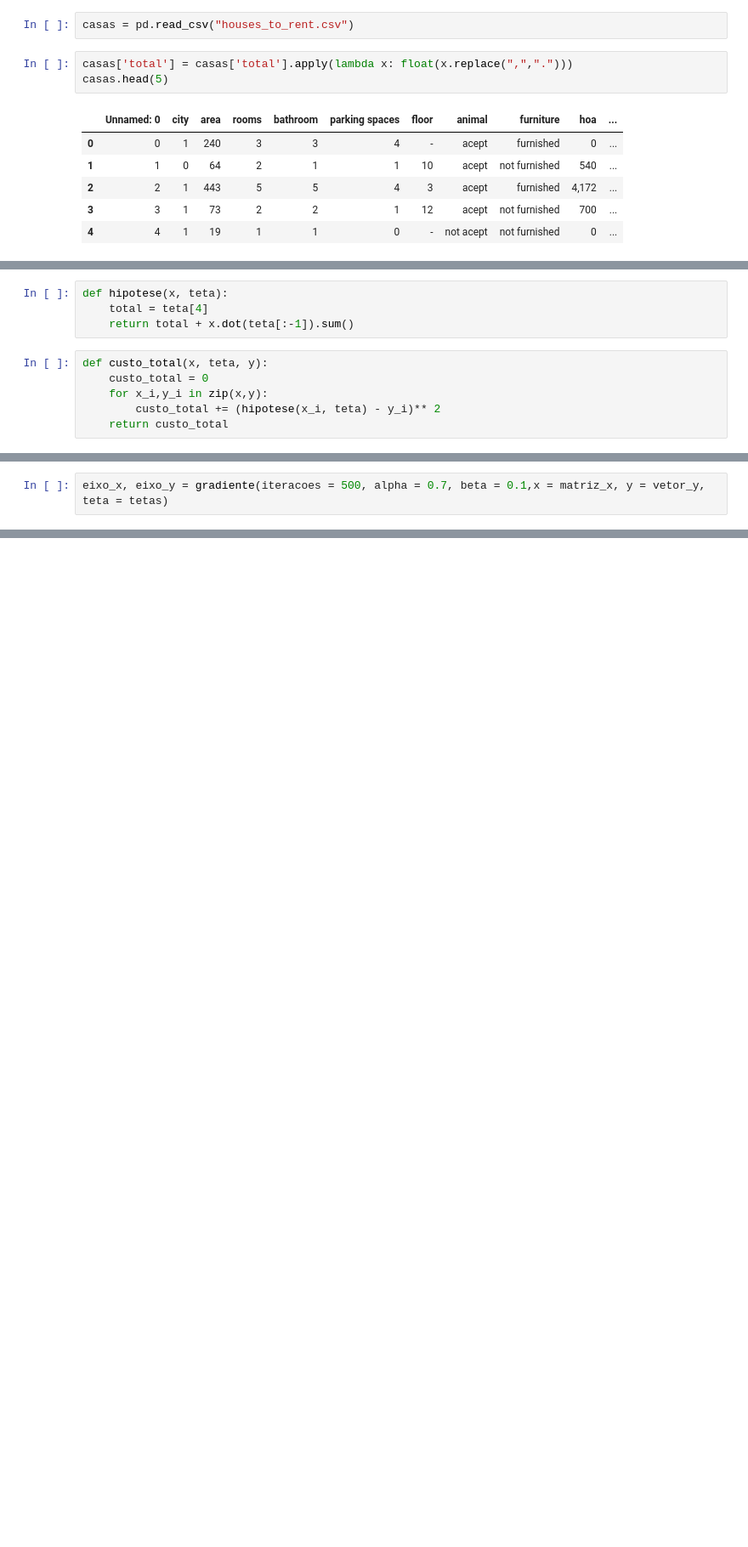
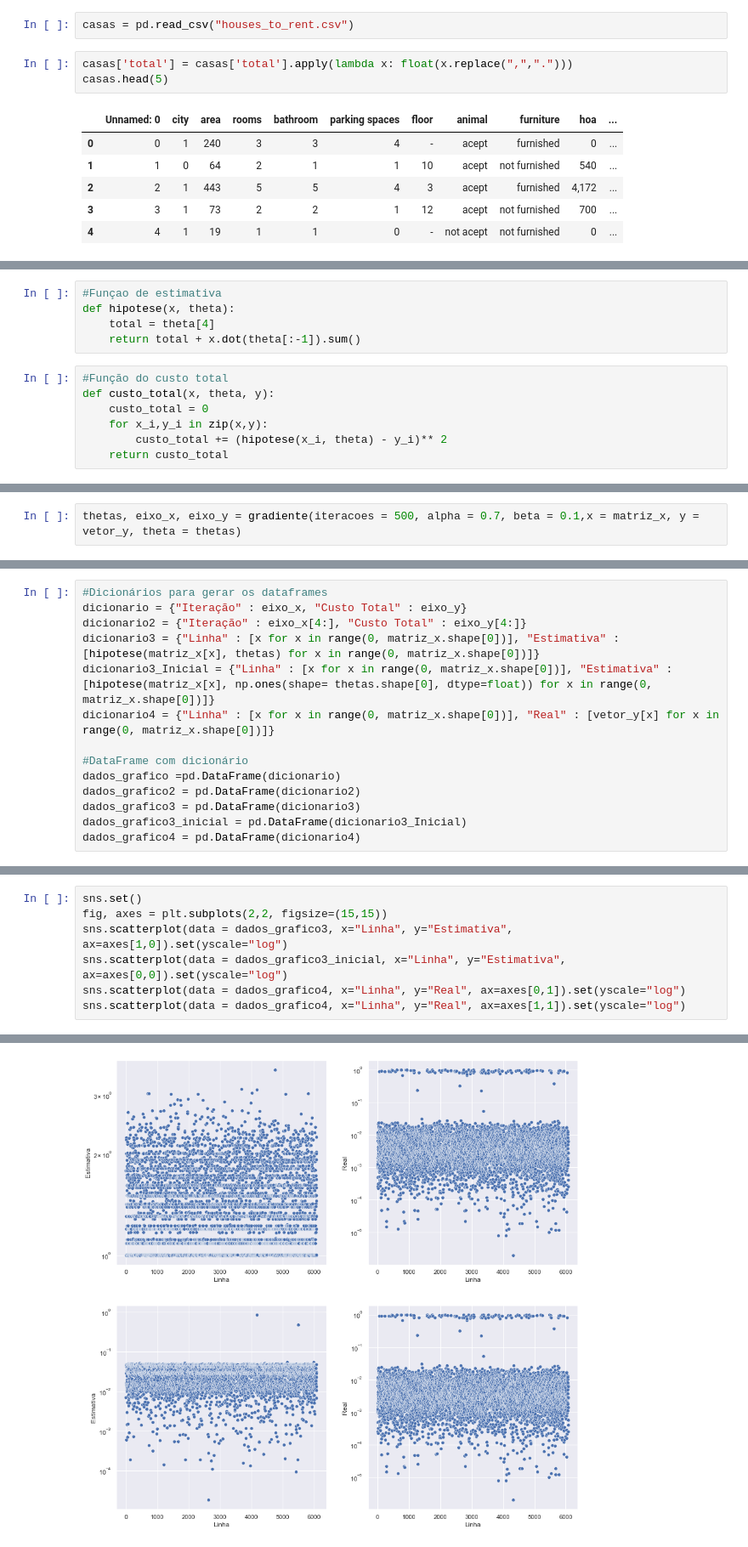
Before and after one commit to smcgustavo/Gradient-descent, a Jupyter notebook: Gradiente Descendente.ipynb, the cells around one changed output, grey strips where cells are left out. Shown at 85% size. Saved outputs shown, nothing was run; the diff lists cells and outputs as text; blank space fills up the shorter version.

```diff
--- a/Gradiente Descendente.ipynb
+++ b/Gradiente Descendente.ipynb
@@ -39,10 +44,12 @@ vetor_gradiente += matriz_x[1]
 # %%
-def hipotese(x, teta):
-    total = teta[4]
-    return total + x.dot(teta[:-1]).sum()
+#Funçao de estimativa
+def hipotese(x, theta):
+    total = theta[4]
+    return total + x.dot(theta[:-1]).sum()
 # %%
-def custo_total(x, teta, y):
+#Função do custo total
+def custo_total(x, theta, y):
     custo_total = 0
     for x_i,y_i in zip(x,y):
-        custo_total += (hipotese(x_i, teta) - y_i)** 2
+        custo_total += (hipotese(x_i, theta) - y_i)** 2
     return custo_total
@@ -82,2 +100,2 @@ def gradiente (iteracoes, alpha, beta, x, y, teta):
 # %%
-eixo_x, eixo_y = gradiente(iteracoes = 500, alpha = 0.7, beta = 0.1,x = matriz_x, y = vetor_y, teta = tetas)
+thetas, eixo_x, eixo_y = gradiente(iteracoes = 500, alpha = 0.7, beta = 0.1,x = matriz_x, y = vetor_y, theta = thetas)
@@ -83,0 +104,14 @@ eixo_x, eixo_y = gradiente(iteracoes = 500, alpha = 0.7, beta = 0.1,x = matriz_x
+# %%
+#Dicionários para gerar os dataframes
+dicionario = {"Iteração" : eixo_x, "Custo Total" : eixo_y}
+dicionario2 = {"Iteração" : eixo_x[4:], "Custo Total" : eixo_y[4:]}
+dicionario3 = {"Linha" : [x for x in range(0, matriz_x.shape[0])], "Estimativa" : [hipotese(matriz_x[x], thetas) for x in range(0, matriz_x.shape[0])]}
+dicionario3_Inicial = {"Linha" : [x for x in range(0, matriz_x.shape[0])], "Estimativa" : [hipotese(matriz_x[x], np.ones(shape= thetas.shape[0], dtype=float)) for x in range(0, matriz_x.shape[0])]}
+dicionario4 = {"Linha" : [x for x in range(0, matriz_x.shape[0])], "Real" : [vetor_y[x] for x in range(0, matriz_x.shape[0])]}
+
+#DataFrame com dicionário
+dados_grafico =pd.DataFrame(dicionario)
+dados_grafico2 = pd.DataFrame(dicionario2)
+dados_grafico3 = pd.DataFrame(dicionario3)
+dados_grafico3_inicial = pd.DataFrame(dicionario3_Inicial)
+dados_grafico4 = pd.DataFrame(dicionario4)
@@ -97,0 +134,8 @@ sns.scatterplot(data = dados_grafico2, x="Iteração", y="Custo Total", ax=axes[
+# %%
+sns.set()
+fig, axes = plt.subplots(2,2, figsize=(15,15))
+sns.scatterplot(data = dados_grafico3, x="Linha", y="Estimativa", ax=axes[1,0]).set(yscale="log")
+sns.scatterplot(data = dados_grafico3_inicial, x="Linha", y="Estimativa", ax=axes[0,0]).set(yscale="log")
+sns.scatterplot(data = dados_grafico4, x="Linha", y="Real", ax=axes[0,1]).set(yscale="log")
+sns.scatterplot(data = dados_grafico4, x="Linha", y="Real", ax=axes[1,1]).set(yscale="log")
+# %% [output]
@@ -97,0 +143 @@ sns.scatterplot(data = dados_grafico2, x="Iteração", y="Custo Total", ax=axes[
+[figure, added]
```
Also changed, not shown: parts of 17 cells of this notebook, 1 other file.
